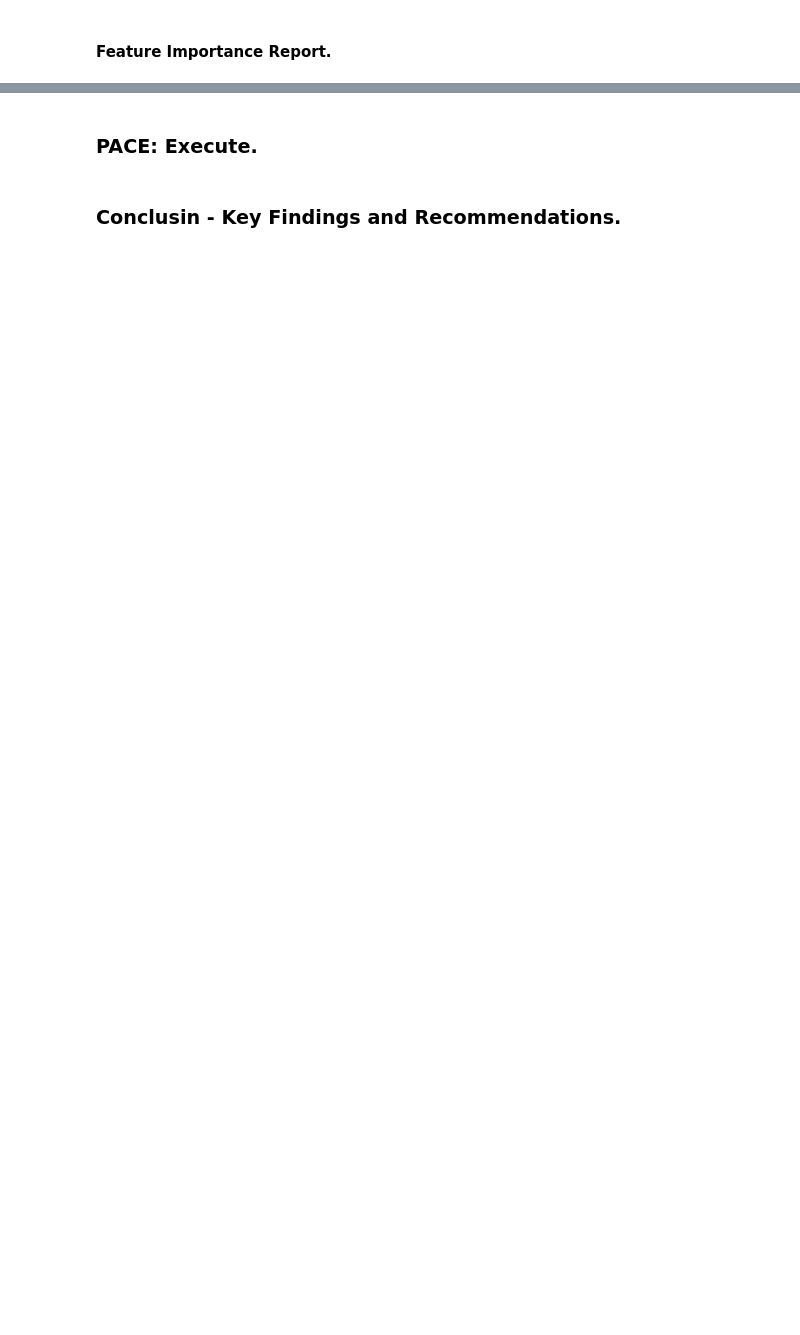
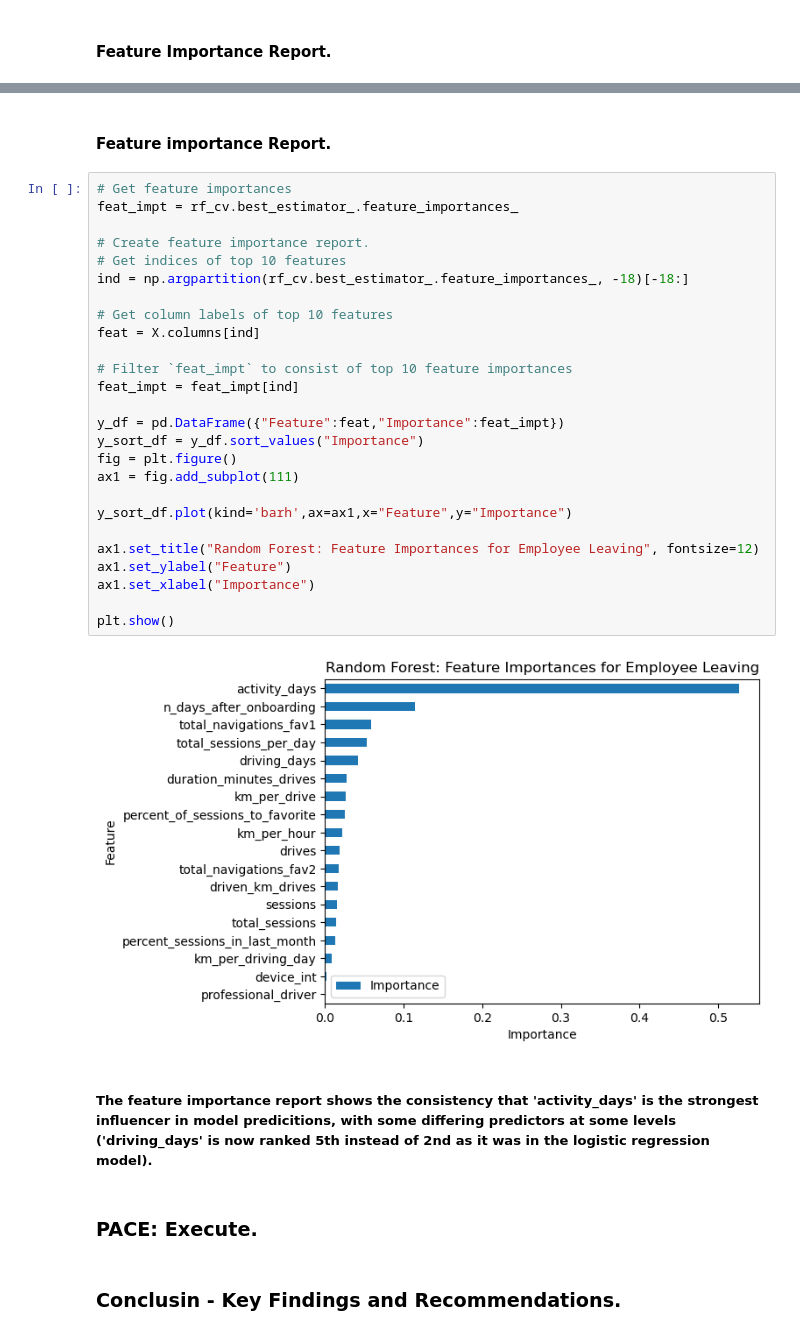
Before and after one commit to mike3763/Churn-prediction, a Jupyter notebook: Waze.ipynb, the cells around one changed output, grey strips where cells are left out. Cells and saved outputs as stored; diff of their text form; blank space fills up the shorter version.

```diff
--- a/Waze.ipynb
+++ b/Waze.ipynb
@@ -1263,3 +1728,35 @@ plt.show()
+# %% [markdown]
+#### **Feature importance Report.**
+# %%
+# Get feature importances
+feat_impt = rf_cv.best_estimator_.feature_importances_
+
+# Create feature importance report.
+# Get indices of top 10 features
+ind = np.argpartition(rf_cv.best_estimator_.feature_importances_, -18)[-18:]
+
+# Get column labels of top 10 features
+feat = X.columns[ind]
+
+# Filter `feat_impt` to consist of top 10 feature importances
+feat_impt = feat_impt[ind]
+
+y_df = pd.DataFrame({"Feature":feat,"Importance":feat_impt})
+y_sort_df = y_df.sort_values("Importance")
+fig = plt.figure()
+ax1 = fig.add_subplot(111)
+
+y_sort_df.plot(kind='barh',ax=ax1,x="Feature",y="Importance")
+
+ax1.set_title("Random Forest: Feature Importances for Employee Leaving", fontsize=12)
+ax1.set_ylabel("Feature")
+ax1.set_xlabel("Importance")
+
+plt.show()
+# %% [output]
+[figure, added]
+# %% [markdown]
+##### **The feature importance report shows the consistency that 'activity_days' is the strongest influencer in model predicitions, with some differing predictors at some levels ('driving_days' is now ranked 5th instead of 2nd as it was in the logistic regression model).**
 # %% [markdown]
 ### **PACE: Execute.**
 # %% [markdown]
```
Also changed, not shown: parts of 188 cells of this notebook.
